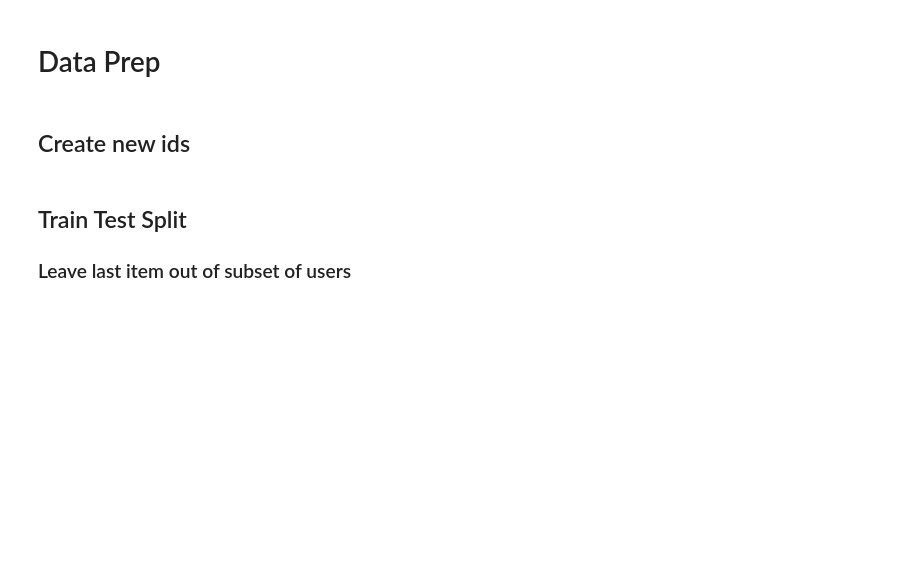
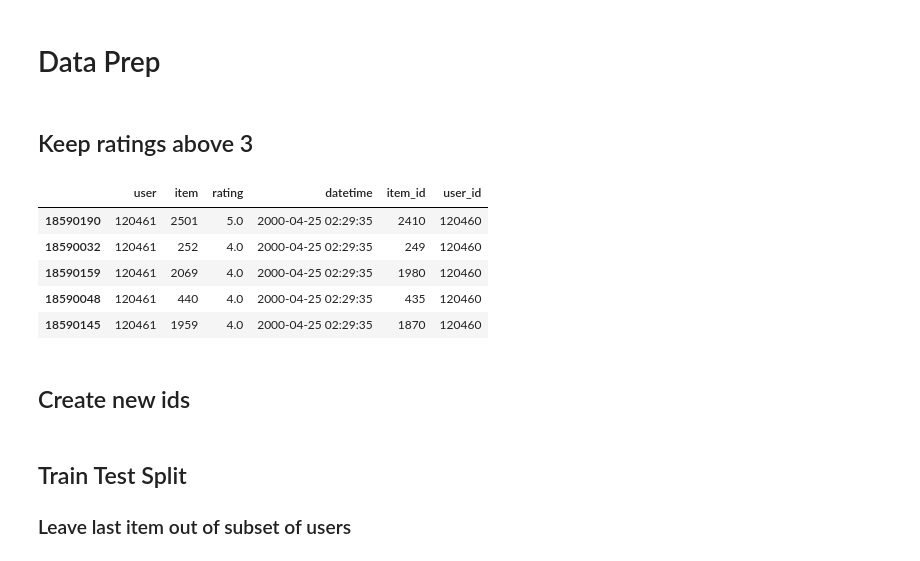
Before and after one commit to ROpdam/recommender_comparison, a Jupyter notebook: BPR.ipynb, the cells around one changed output. Cells and saved outputs as stored; diff of their text form; code cells hidden in the pictures; blank space fills up the shorter version.

```diff
--- a/BPR.ipynb
+++ b/BPR.ipynb
@@ -52,5 +52,17 @@ df.head()
 # %% [markdown]
 # Data Prep
+# %% [markdown]
+## Keep ratings above 3
+# %%
+df = df[df['rating'] > 3]
+df.head()
+# %% [output]
+|  | user | item | rating | datetime | item_id | user_id |
+| 18590190 | 120461 | 2501 | 5.0 | 2000-04-25 02:29:35 | 2410 | 120460 |
+| 18590032 | 120461 | 252 | 4.0 | 2000-04-25 02:29:35 | 249 | 120460 |
+| 18590159 | 120461 | 2069 | 4.0 | 2000-04-25 02:29:35 | 1980 | 120460 |
+| 18590048 | 120461 | 440 | 4.0 | 2000-04-25 02:29:35 | 435 | 120460 |
+| 18590145 | 120461 | 1959 | 4.0 | 2000-04-25 02:29:35 | 1870 | 120460 |
 # %% [markdown]
 ## Create new ids
 # %%
```
Also changed, not shown: parts of 18 cells of this notebook, 1 other file.
